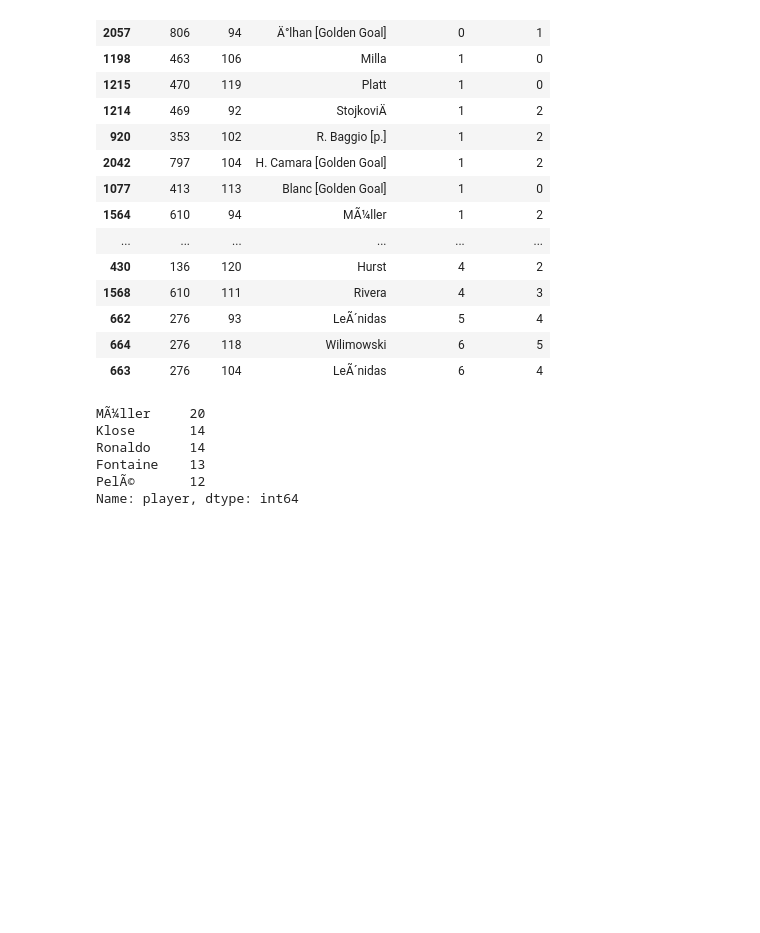
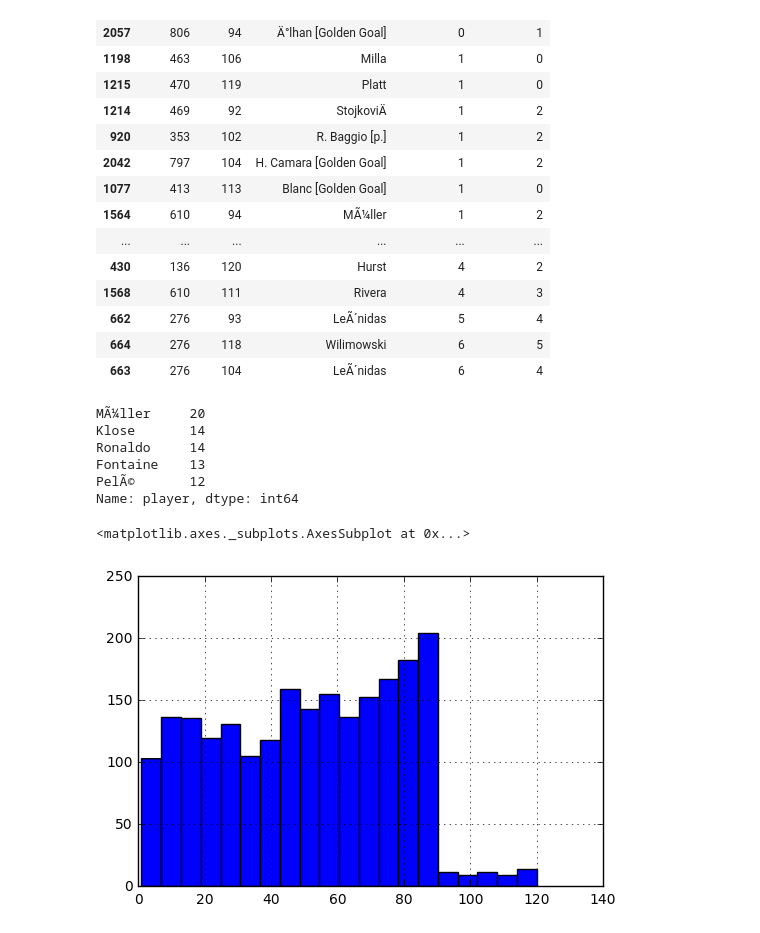
Before and after one commit to Stanleyyork/sfdat28-stevens, a Jupyter notebook: labs/02_pandas_lab.ipynb, the cells around one changed output. Cells and saved outputs as stored; diff of their text form; code cells hidden in the pictures; blank space fills up the shorter version.

```diff
--- a/labs/02_pandas_lab.ipynb
+++ b/labs/02_pandas_lab.ipynb
@@ -201,5 +201,9 @@ PelÃ©       12
 Name: player, dtype: int64
 # %%
 # 5. Show a histogram (distribution) of minutes with 20 bins
+goals.minute.hist(bins=20)
+# %% [output]
+<matplotlib.axes._subplots.AxesSubplot at 0x...>
+[figure, added]
 # %%
 # 6. Show a histogram of the number of goals scored by players
```
Also changed, not shown: parts of 1 cell of this notebook.
